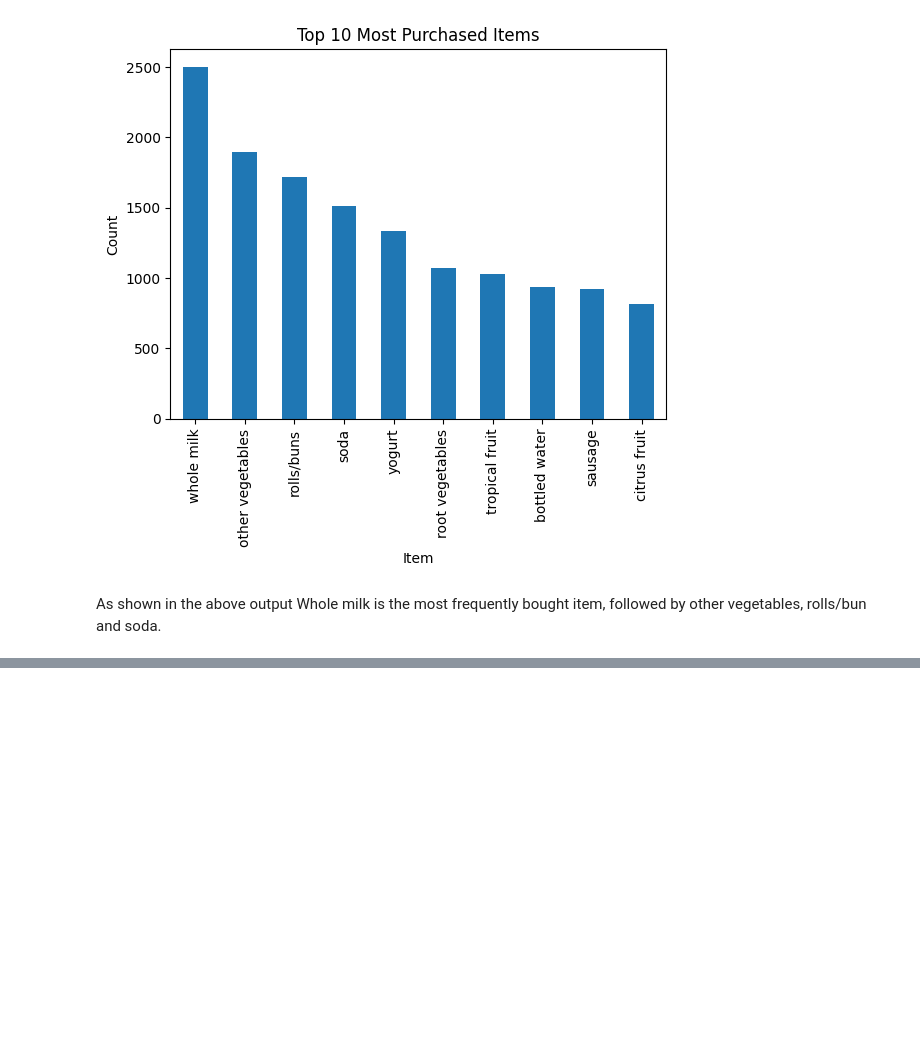
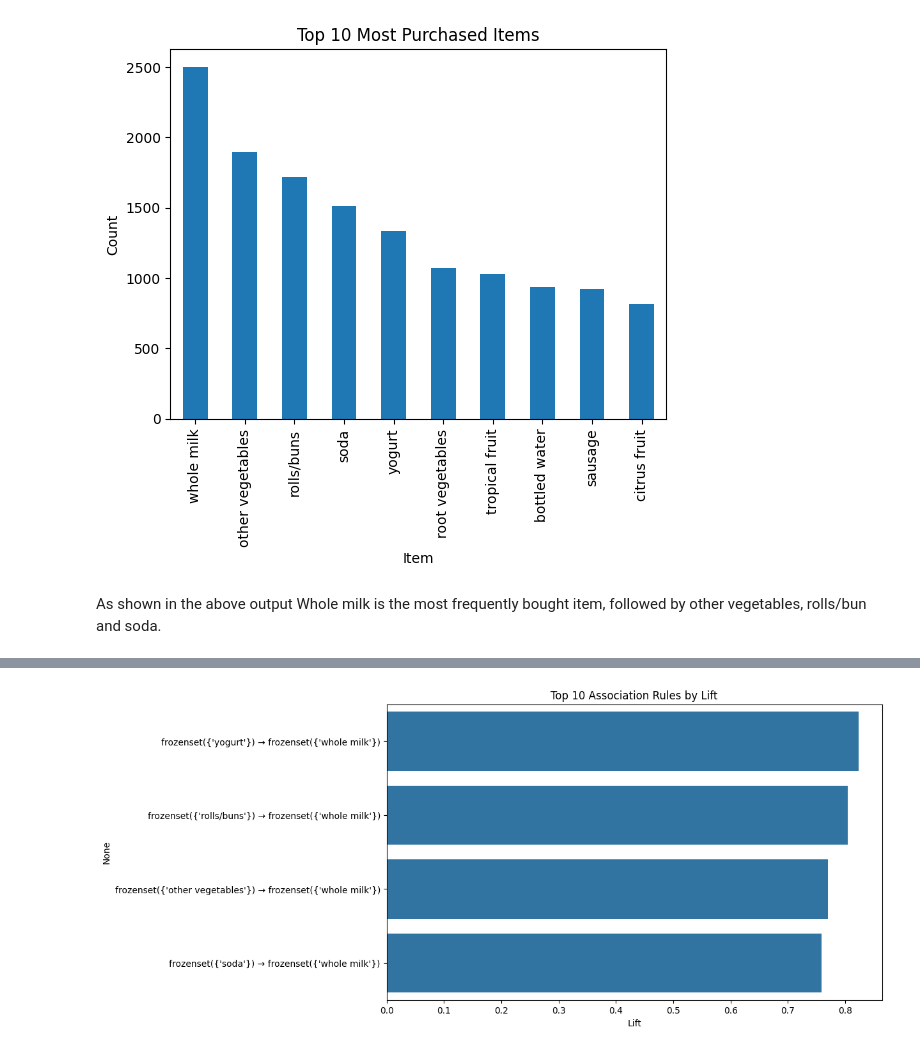
Before and after one commit to merledu/genify, a Jupyter notebook: lecture5/AprioriAlgorithm.ipynb, the cells around one changed output, grey strips where cells are left out. Cells and saved outputs as stored; diff of their text form; code cells hidden in the pictures; blank space fills up the shorter version.

```diff
--- a/lecture5/AprioriAlgorithm.ipynb
+++ b/lecture5/AprioriAlgorithm.ipynb
@@ -104,0 +181,9 @@ As shown in the above output Whole milk is the most frequently bought item, foll
+# %%
+rules_sorted = rules.sort_values('lift', ascending=False).head(10)
+plt.figure(figsize=(10, 6))
+sns.barplot(x=rules_sorted['lift'], y=rules_sorted['antecedents'].astype(str) + ' → ' + rules_sorted['consequents'].astype(str))
+plt.xlabel('Lift')
+plt.title('Top 10 Association Rules by Lift')
+plt.show()
+# %% [output]
+[figure, added]
```
Also changed, not shown: parts of 6 cells of this notebook, 3 other files.
